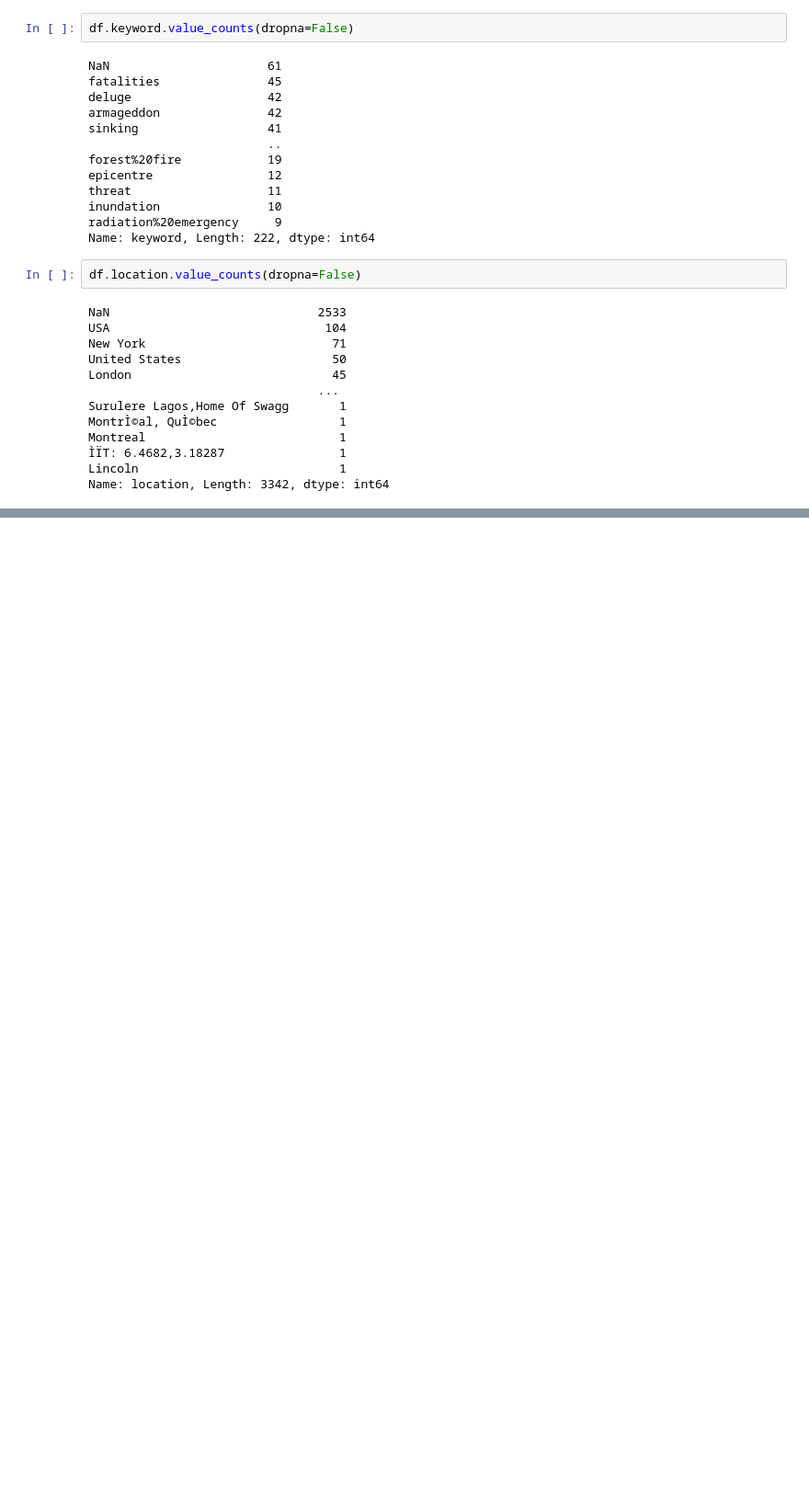
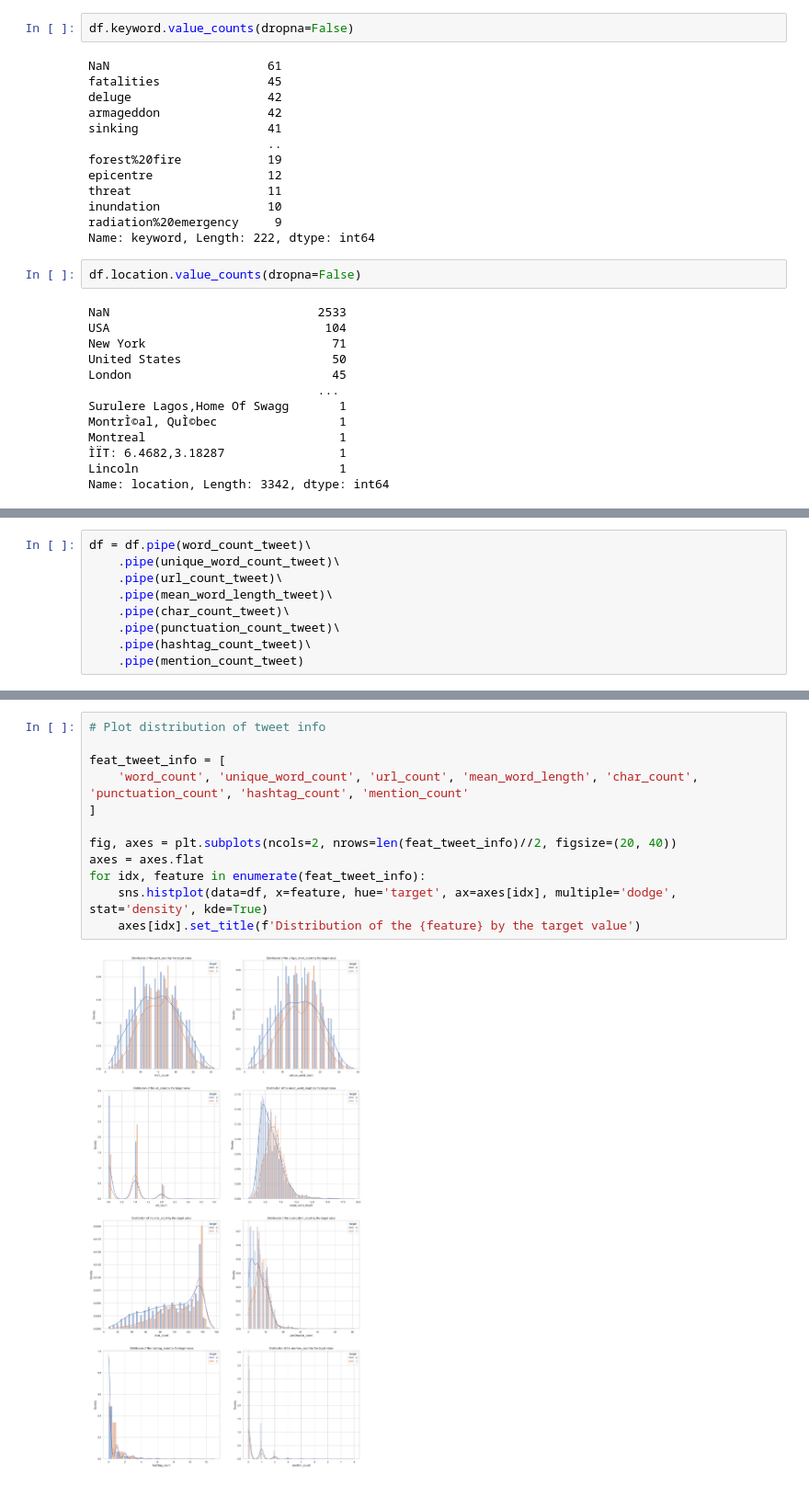
Before and after one commit to BWallyn/nlp_disaster_tweets, a Jupyter notebook: notebooks/1.0-analyze-data.ipynb, the cells around one changed output, grey strips where cells are left out. Shown at 92% size. Cells and saved outputs as stored; diff of their text form; blank space fills up the shorter version.

Commit message:
Analyze tweet info and target

```diff
--- a/notebooks/1.0-analyze-data.ipynb
+++ b/notebooks/1.0-analyze-data.ipynb
@@ -63,0 +114,9 @@ Name: location, Length: 3342, dtype: int64
+# %%
+df = df.pipe(word_count_tweet)\
+    .pipe(unique_word_count_tweet)\
+    .pipe(url_count_tweet)\
+    .pipe(mean_word_length_tweet)\
+    .pipe(char_count_tweet)\
+    .pipe(punctuation_count_tweet)\
+    .pipe(hashtag_count_tweet)\
+    .pipe(mention_count_tweet)
@@ -63,0 +133,14 @@ Name: location, Length: 3342, dtype: int64
+# %%
+# Plot distribution of tweet info
+
+feat_tweet_info = [
+    'word_count', 'unique_word_count', 'url_count', 'mean_word_length', 'char_count', 'punctuation_count', 'hashtag_count', 'mention_count'
+]
+
+fig, axes = plt.subplots(ncols=2, nrows=len(feat_tweet_info)//2, figsize=(20, 40))
+axes = axes.flat
+for idx, feature in enumerate(feat_tweet_info):
+    sns.histplot(data=df, x=feature, hue='target', ax=axes[idx], multiple='dodge', stat='density', kde=True)
+    axes[idx].set_title(f'Distribution of the {feature} by the target value')
+# %% [output]
+[figure, added]
```
Also changed, not shown: parts of 15 cells of this notebook.
